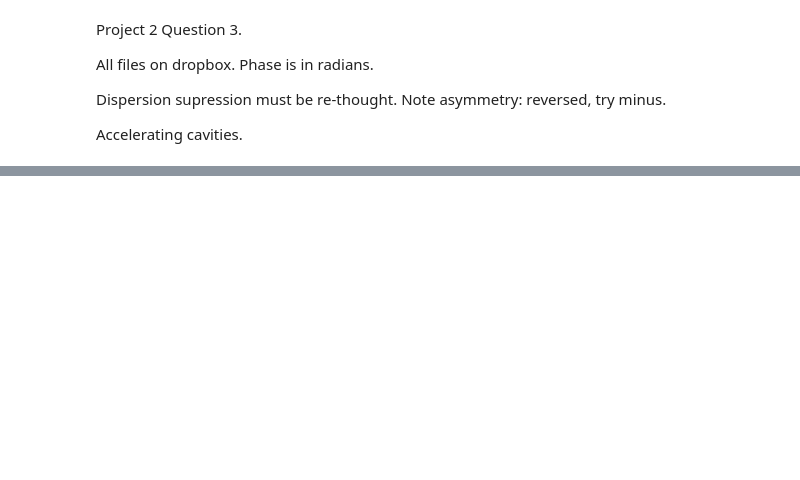
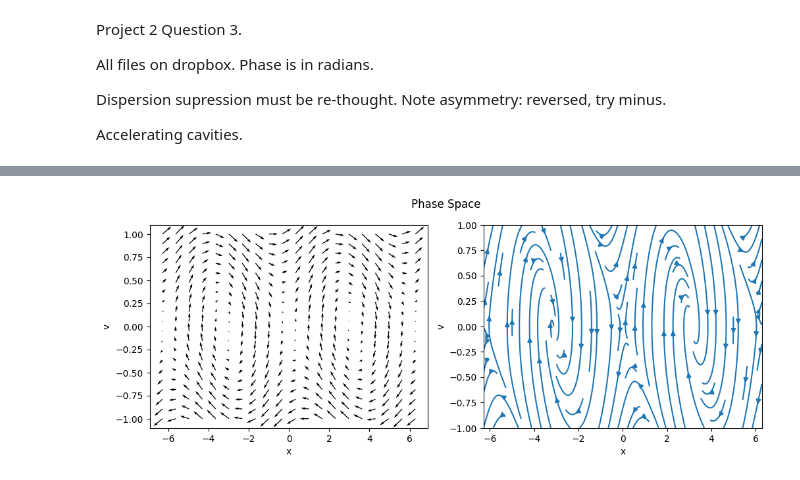
Before and after one commit to andrew-koren/IIT-Physics-Grad, a Jupyter notebook: 26_SS/Phys540/notes.ipynb, the cells around one changed output, grey strips where cells are left out. Drawn from its saved outputs; the diff is of its cells as text; code cells hidden in the pictures; blank space fills up the shorter version.

```diff
--- a/26_SS/Phys540/notes.ipynb
+++ b/26_SS/Phys540/notes.ipynb
@@ -278,0 +317,46 @@ Accelerating cavities.
+# %%
+import matplotlib.pyplot as plt
+import numpy as np
+
+def accelerator_EOM(phase, ΔE, params:list):
+    a0, a1, phi_s = params
+    dphase = a0*ΔE
+    dE = a1*(np.sin(phase+dphase) - np.sin(phi_s))
+    return dphase, dE
+
+params = [1, 1, 0]
+linspace_phi = np.linspace(-2*np.pi, 2*np.pi, 20)
+linspace_ΔE = np.linspace(-1, 1, 20)
+
+phase, ΔE = np.meshgrid(linspace_phi, linspace_ΔE)
+
+def get_points(X, V, func, params):
+    dx, dv =  np.zeros(X.shape), np.zeros(V.shape)
+
+    xlim, ylim = X.shape
+    for i in range(xlim):
+        for j in range(ylim):
+            xloc = X[i,j]
+            vloc = V[i,j]
+            dx[i,j], dv[i,j] = func(xloc, vloc, params)
+
+    return(dx, dv)
+
+
+def make_phase_space(X, V, dx, dv):
+    fig = plt.figure(figsize = (12,4))
+    plt.subplot(1,2,1)
+    plt.quiver(X,V,dx,dv)
+    plt.xlabel("x")
+    plt.ylabel("v")
+    plt.subplot(1,2,2)
+    plt.streamplot(X,V,dx,dv)
+    plt.xlabel("x")
+    plt.ylabel("v")
+    plt.suptitle("Phase Space")
+    plt.show()
+
+dPhase, dΔE = get_points(phase, ΔE, accelerator_EOM, params)
+make_phase_space(phase, ΔE, dPhase, dΔE)
+# %% [output]
+[figure, added]
```
Also changed, not shown: parts of 3 cells of this notebook, 3 other files.
